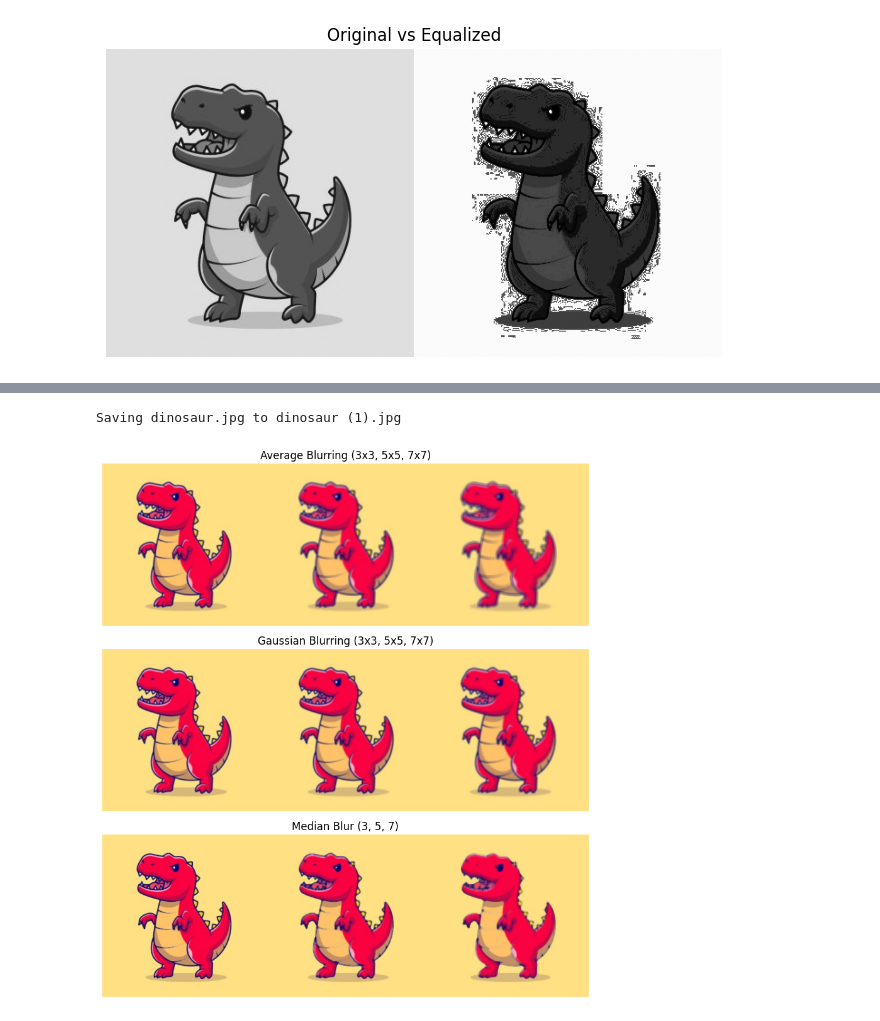
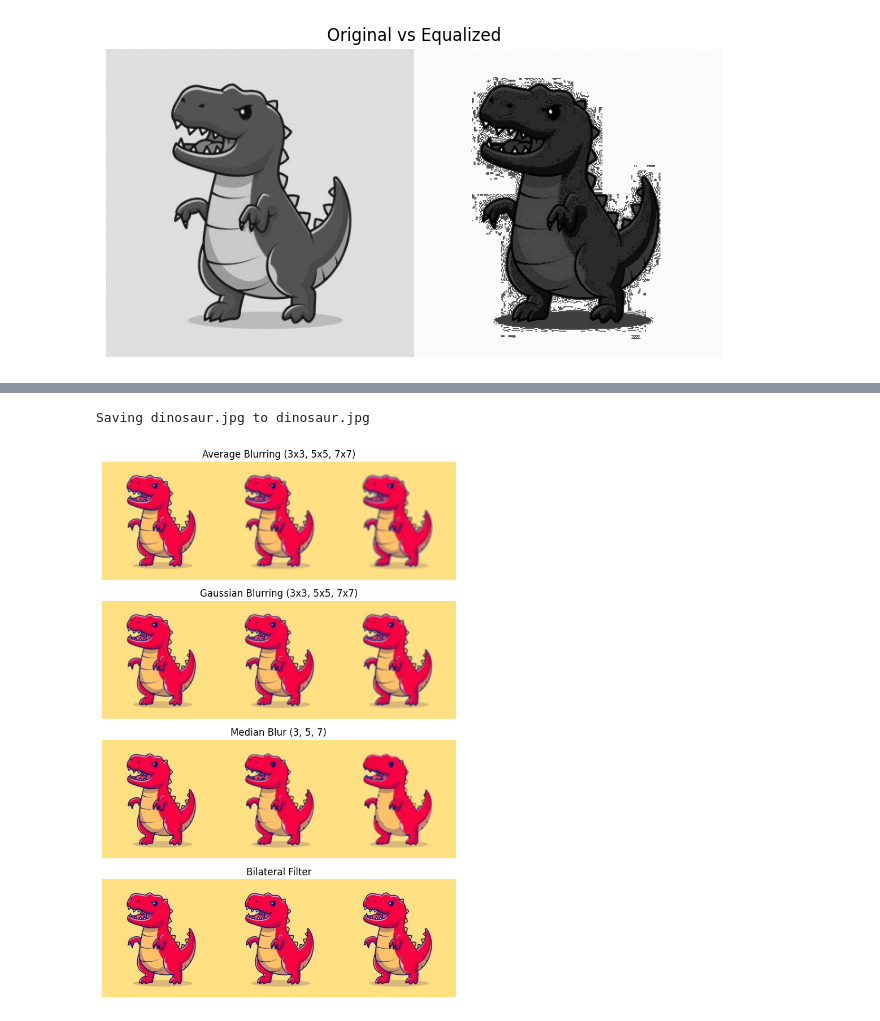
Before and after one commit to kimdongyoon488/AI_Transformation_AX_Academy, a Jupyter notebook: ai/openCV.ipynb, the cells around one changed output, grey strips where cells are left out. Saved outputs shown, nothing was run; the diff lists cells and outputs as text; code cells hidden in the pictures.

```diff
--- a/ai/openCV.ipynb
+++ b/ai/openCV.ipynb
@@ -305,40 +305,54 @@ average_blur = np.hstack([
 gaussian_blur = np.hstack([
     cv2.GaussianBlur(image, (3, 3), 0),
     cv2.GaussianBlur(image, (5, 5), 0),
     cv2.GaussianBlur(image, (7, 7), 0)
 ])
 
 median_blur = np.hstack([
     cv2.medianBlur(image, 3),
     cv2.medianBlur(image, 5),
     cv2.medianBlur(image, 7)
 ])
 
-
-plt.figure(figsize=(15, 9))
+bilateral_blur = np.hstack([
+    cv2.bilateralFilter(image, 5, 21, 21),
+    cv2.bilateralFilter(image, 7, 31, 31),
+    cv2.bilateralFilter(image, 9, 41, 41)
+])
 
 
-plt.subplot(3, 1, 1)
+plt.figure(figsize=(16, 10))
+
+
+
+plt.subplot(4, 1, 1)
 plt.imshow(average_blur)
 plt.title("Average Blurring (3x3, 5x5, 7x7)")
 plt.axis("off")
 
-plt.subplot(3, 1, 2)
+plt.subplot(4, 1, 2)
 plt.imshow(gaussian_blur)
 plt.title("Gaussian Blurring (3x3, 5x5, 7x7)")
 plt.axis("off")
 
-plt.subplot(3, 1, 3)
+
+plt.subplot(4, 1, 3)
 plt.imshow(median_blur)
 plt.title("Median Blur (3, 5, 7)")
 plt.axis("off")
 
+
+plt.subplot(4, 1, 4)
+plt.imshow(bilateral_blur)
+plt.title("Bilateral Filter")
+plt.axis("off")
+
 plt.tight_layout()
 plt.show()
 # %% [output]
 [interactive output not drawn]
-Saving dinosaur.jpg to dinosaur (1).jpg
+Saving dinosaur.jpg to dinosaur.jpg
-[figure, old version]
+[figure, new version]
 # %%
 import numpy as np
 import cv2
```
Also changed, not shown: parts of 1 cell of this notebook.
